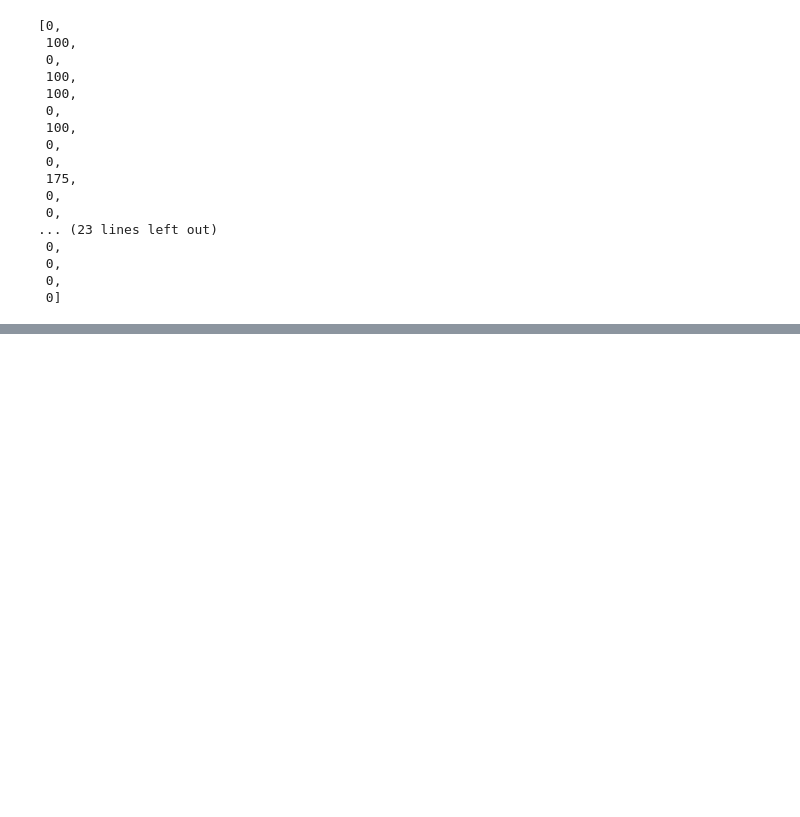
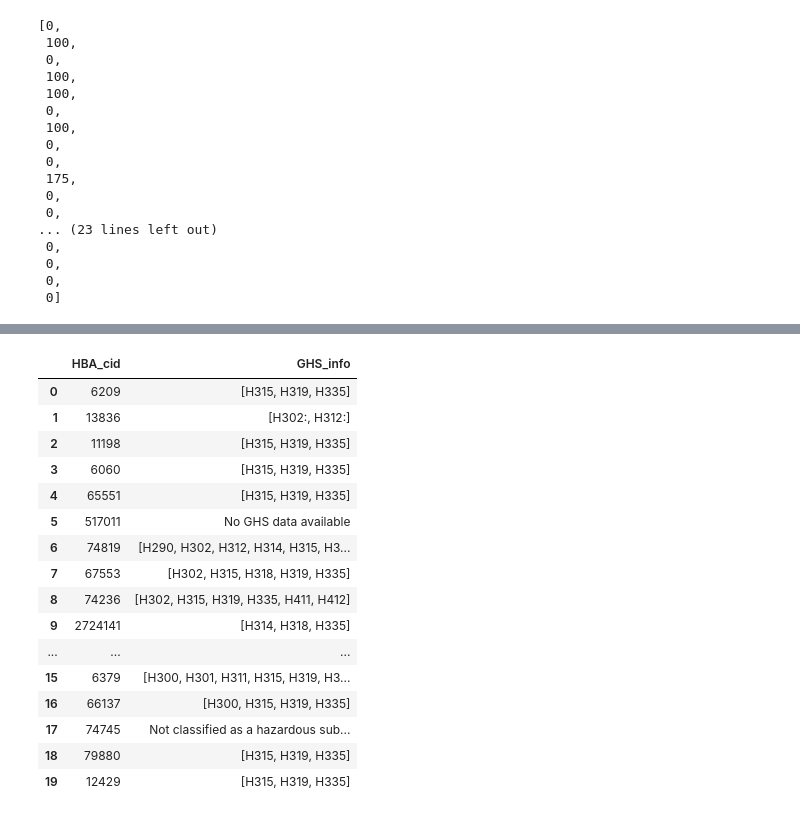
Before and after one commit to jrodguez/des-basis-set, a Jupyter notebook: scripts/safety/Final_Safety_Example.ipynb, the cells around one changed output, grey strips where cells are left out. Saved outputs shown, nothing was run; the diff lists cells and outputs as text; code cells hidden in the pictures; blank space fills up the shorter version.

```diff
--- a/scripts/safety/Final_Safety_Example.ipynb
+++ b/scripts/safety/Final_Safety_Example.ipynb
@@ -114,3 +114,27 @@ data
 | 36 | allyltriphenylphosphonium bromide | 197740 | [H315, H319, H335] | 70 | 0 |
 | 37 | benzyltriphenylphosphonium chloride | 70671 | [H300, H301, H311, H315, H318, H3... | 570 | 0 |
 | 38 | guanidinium chloride | 5742 | [H302:, H315:, H319:] | 70 | 0 |
+# %%
+extra_data = pd.DataFrame()
+# %%
+HBA_cid = [6209,
+13836,
+11198,
+6060,
+65551,
+517011,
+74819,
+67553,
+74236,
+2724141,
+70681,
+2723680,
+5946,
+6285,
+6225,
+6379,
+66137,
+74745,
+79880,
+12429,
+]
@@ -116,0 +170,20 @@ data
+# %%
+extra_data
+# %% [output]
+|  | HBA_cid | GHS_info |
+| 0 | 6209 | [H315, H319, H335] |
+| 1 | 13836 | [H302:, H312:] |
+| 2 | 11198 | [H315, H319, H335] |
+| 3 | 6060 | [H315, H319, H335] |
+| 4 | 65551 | [H315, H319, H335] |
+| 5 | 517011 | No GHS data available |
+| 6 | 74819 | [H290, H302, H312, H314, H315, H3... |
+| 7 | 67553 | [H302, H315, H318, H319, H335] |
+| 8 | 74236 | [H302, H315, H319, H335, H411, H412] |
+| 9 | 2724141 | [H314, H318, H335] |
+| ... | ... | ... |
+| 15 | 6379 | [H300, H301, H311, H315, H319, H3... |
+| 16 | 66137 | [H300, H315, H319, H335] |
+| 17 | 74745 | Not classified as a hazardous sub... |
+| 18 | 79880 | [H315, H319, H335] |
+| 19 | 12429 | [H315, H319, H335] |
```
Also changed, not shown: parts of 7 cells of this notebook, 2 other files.
